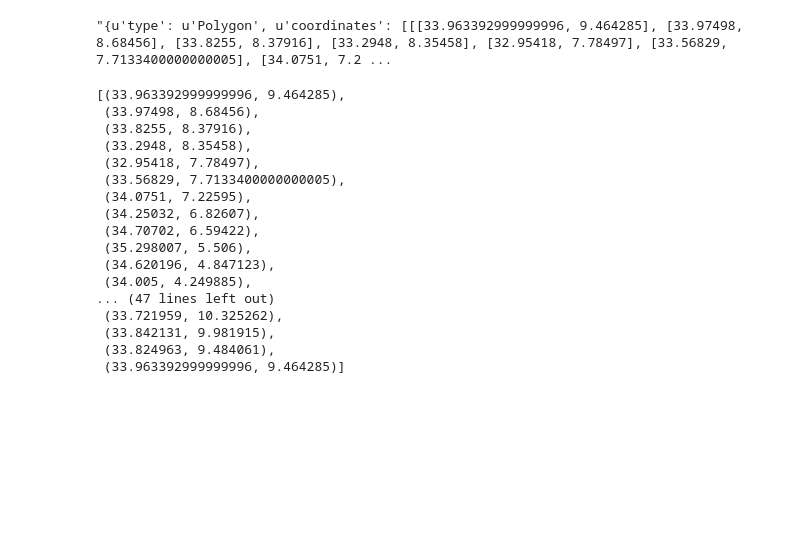
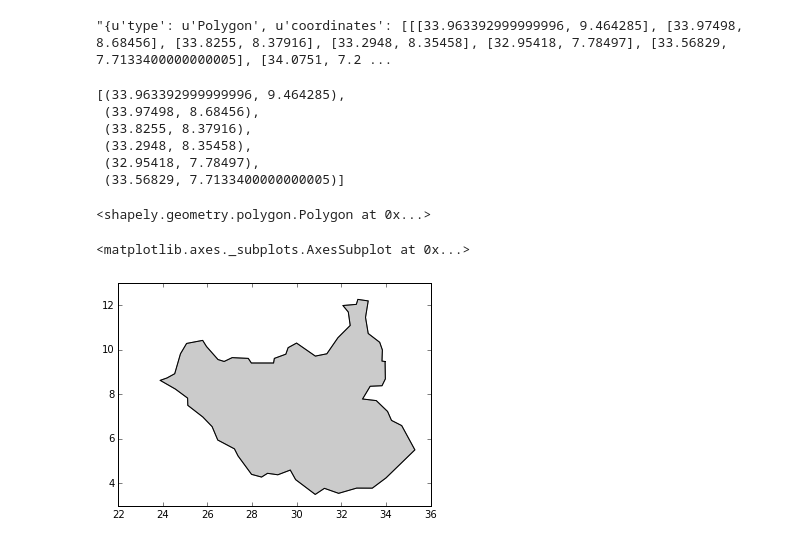
Before and after one commit to Eleonore9/ebola_outbreaks, a Jupyter notebook: 5_fix_geometry.ipynb, the cells around one changed output. Saved outputs shown, nothing was run; the diff lists cells and outputs as text; code cells hidden in the pictures; blank space fills up the shorter version.

```diff
--- a/5_fix_geometry.ipynb
+++ b/5_fix_geometry.ipynb
@@ -98,22 +88,11 @@ polyg_ss = []
 for l in coord_ss[0]:
     polyg_ss.append((l[0], l[1]))
 # %%
-polyg_ss
+polyg_ss[:6]
 # %% [output]
 [(33.963392999999996, 9.464285),
  (33.97498, 8.68456),
  (33.8255, 8.37916),
  (33.2948, 8.35458),
  (32.95418, 7.78497),
- (33.56829, 7.7133400000000005),
- (34.0751, 7.22595),
- (34.25032, 6.82607),
- (34.70702, 6.59422),
- (35.298007, 5.506),
- (34.620196, 4.847123),
- (34.005, 4.249885),
-... (47 lines left out)
- (33.721959, 10.325262),
- (33.842131, 9.981915),
- (33.824963, 9.484061),
- (33.963392999999996, 9.464285)]
+ (33.56829, 7.7133400000000005)]
@@ -123,0 +99,13 @@ polyg_ss
+# %%
+polygon_ss = Polygon(polyg_ss)
+
+polygon_ss # Oh, that's South Sudan!
+# %% [output]
+<shapely.geometry.polygon.Polygon at 0x...>
+# %%
+ss_geoserie = GeoSeries(polygon_ss)
+
+ss_geoserie.plot()
+# %% [output]
+<matplotlib.axes._subplots.AxesSubplot at 0x...>
+[figure, added]
```
Also changed, not shown: parts of 10 cells of this notebook.
